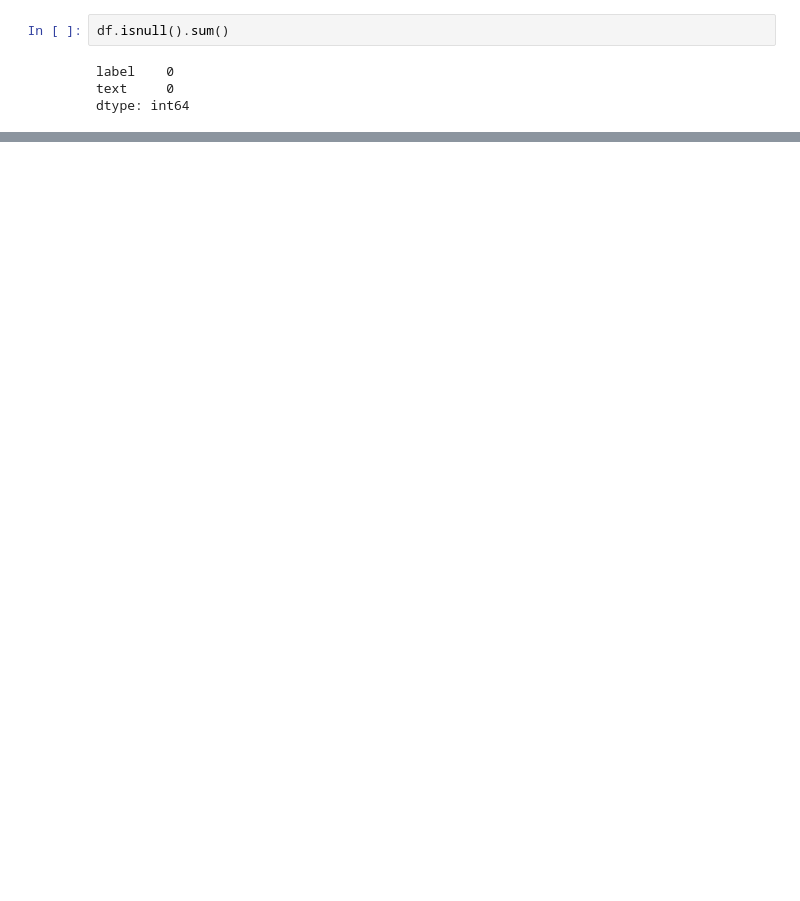
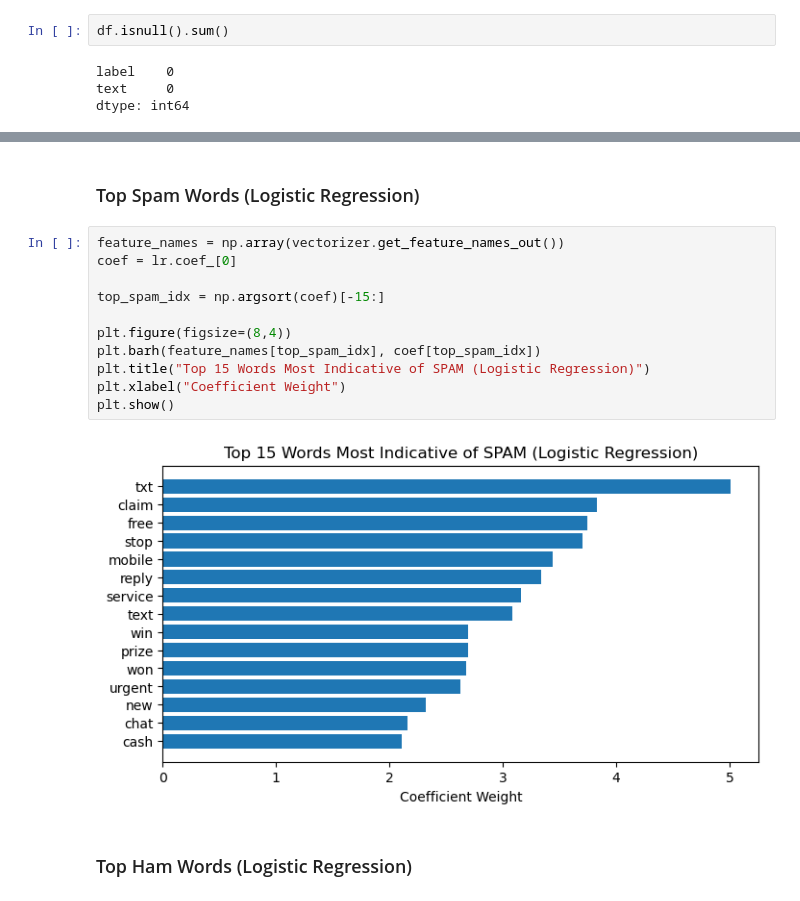
Before and after one commit to sanjelprashid/sms-spam-text-classification-ml, a Jupyter notebook: sms_spam.ipynb, the cells around one changed output, grey strips where cells are left out. Saved outputs shown, nothing was run; the diff lists cells and outputs as text; blank space fills up the shorter version.

```diff
--- a/sms_spam.ipynb
+++ b/sms_spam.ipynb
@@ -220,0 +317,17 @@ plt.show()
+# %% [markdown]
+### Top Spam Words (Logistic Regression)
+# %%
+feature_names = np.array(vectorizer.get_feature_names_out())
+coef = lr.coef_[0]
+
+top_spam_idx = np.argsort(coef)[-15:]
+
+plt.figure(figsize=(8,4))
+plt.barh(feature_names[top_spam_idx], coef[top_spam_idx])
+plt.title("Top 15 Words Most Indicative of SPAM (Logistic Regression)")
+plt.xlabel("Coefficient Weight")
+plt.show()
+# %% [output]
+[figure, added]
+# %% [markdown]
+### Top Ham Words (Logistic Regression)
```
Also changed, not shown: parts of 54 cells of this notebook.
